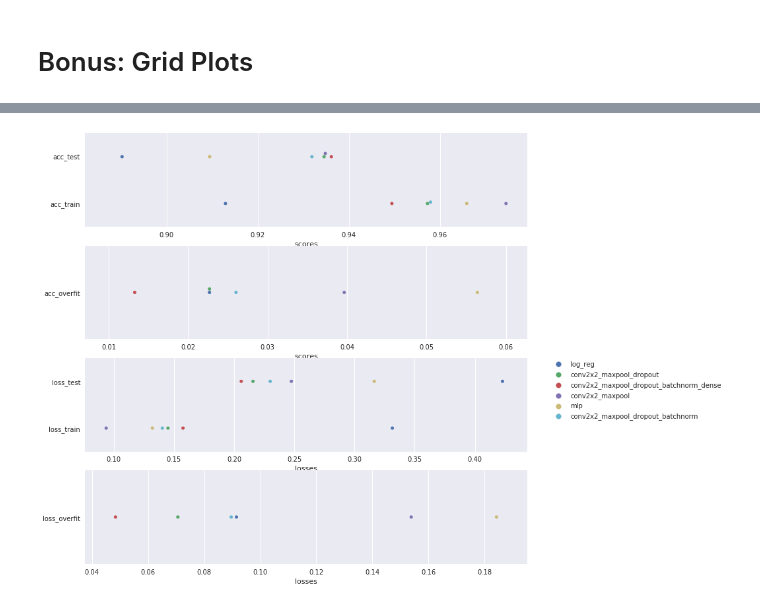
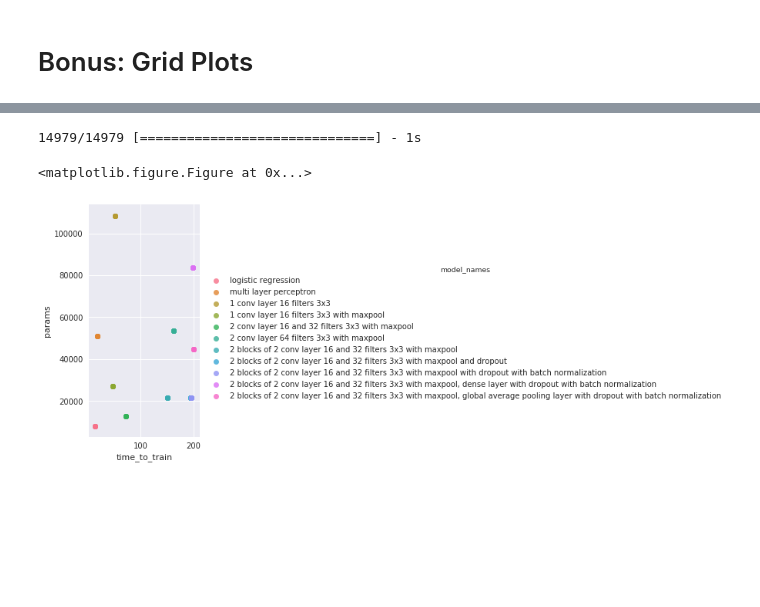
Before and after one commit to deepsense-ai/intel-ai-webinar-neural-networks, a Jupyter notebook: notebook_done.ipynb, the cells around one changed output, grey strips where cells are left out. Drawn from its saved outputs; the diff is of its cells as text; code cells hidden in the pictures; blank space fills up the shorter version.

```diff
--- a/notebook_done.ipynb
+++ b/notebook_done.ipynb
@@ -427,4 +630,30 @@ plot_complexity(models=MY_MODELS, save_path='../resources/model_grid_scores.csv'
+# %%
+%load_ext autoreload
+%autoreload 2
+
+from grid_plot import score_model_grid, plot_complexity, plot_loss_grid, plot_acc_grid
+
+model_names = ['logistic regression',
+'multi layer perceptron',
+'1 conv layer 16 filters 3x3',
+'1 conv layer 16 filters 3x3 with maxpool',
+'2 conv layer 16 and 32 filters 3x3 with maxpool',
+'2 conv layer 64 filters 3x3 with maxpool',
+'2 blocks of 2 conv layer 16 and 32 filters 3x3 with maxpool',
+'2 blocks of 2 conv layer 16 and 32 filters 3x3 with maxpool and dropout',
+'2 blocks of 2 conv layer 16 and 32 filters 3x3 with maxpool with dropout with batch normalization',
+'2 blocks of 2 conv layer 16 and 32 filters 3x3 with maxpool, dense layer with dropout with batch normalization',
+'2 blocks of 2 conv layer 16 and 32 filters 3x3 with maxpool, global average pooling layer with dropout with batch normalization'
+]
+
+model_grid = score_model_grid(trained_models, model_names, training_times,
+                              X_train, Y_train, X_test, Y_test)
+
+model_grid.to_csv('model_grid_scores.csv', index=None)
+# %% [output]
+14979/14979 [==============================] - 1s
 # %%
-plot_grid(models=MY_MODELS, save_path='../resources/model_grid_scores.csv');
+plot_complexity(save_path='model_grid_scores.csv');
 # %% [output]
+<matplotlib.figure.Figure at 0x...>
-[figure, old version]
+[figure, new version]
```
Also changed, not shown: parts of 32 cells of this notebook, 3 other files.
